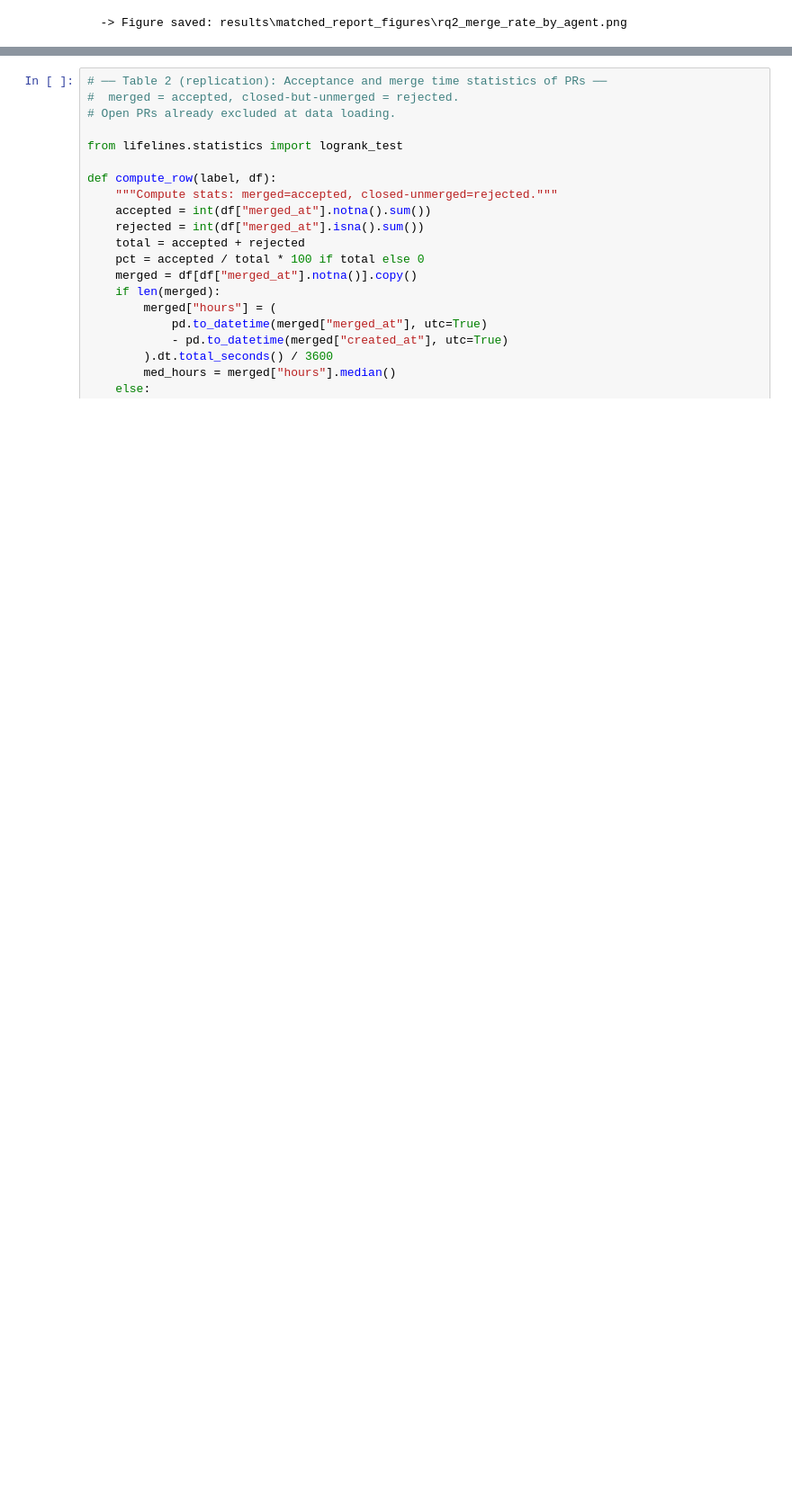
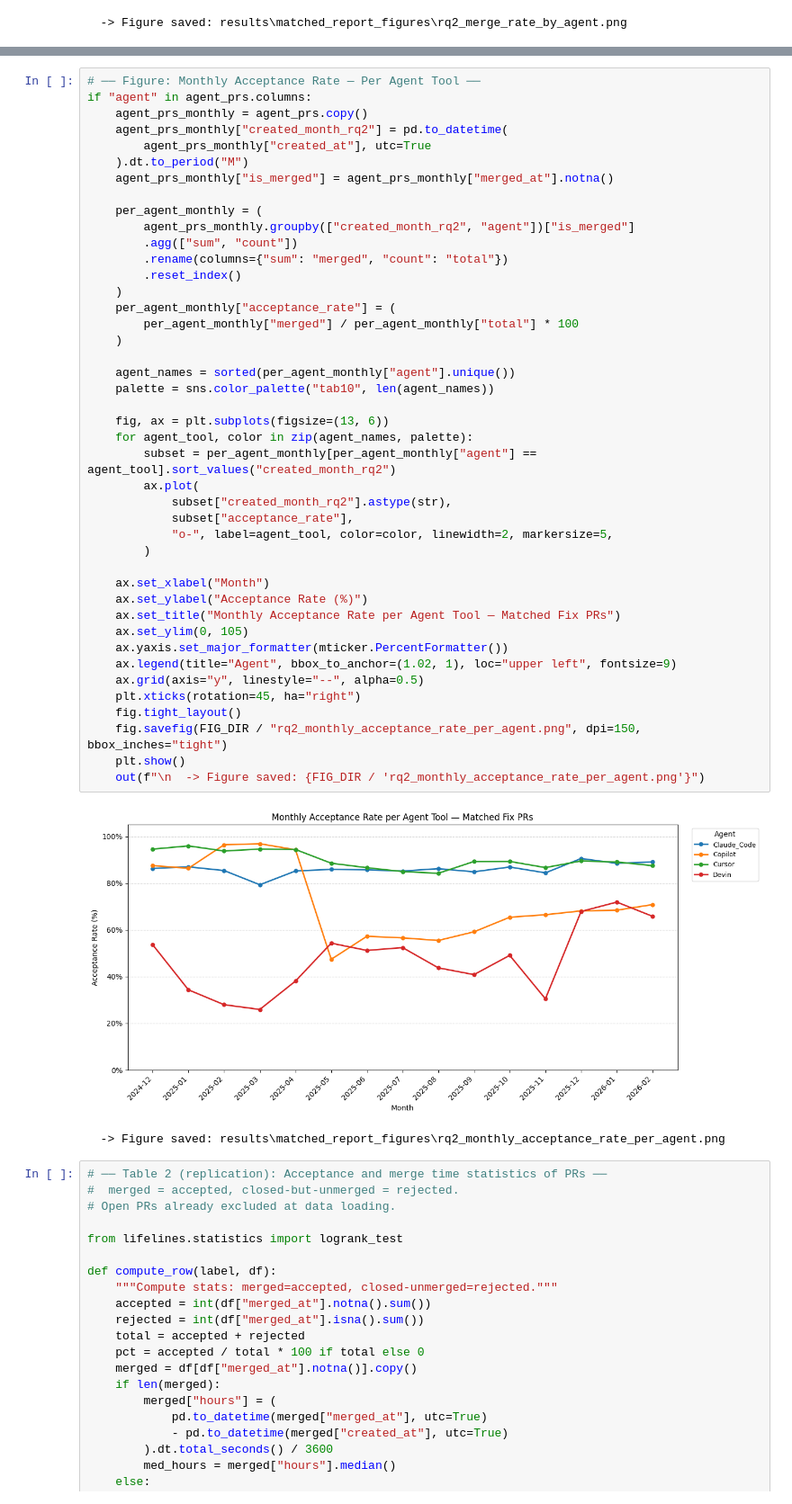
Before and after one commit to mabujadallah/Agentic-PR-A-Large-Scale-Dataset-of-AI-Generated-and-Human-Pull-Requests-on-GitHub, a Jupyter notebook: generate_report_matched.ipynb, the cells around one changed output, grey strips where cells are left out. Shown at 90% size. Cells and saved outputs as stored; diff of their text form; blank space fills up the shorter version.

```diff
--- a/generate_report_matched.ipynb
+++ b/generate_report_matched.ipynb
@@ -444,3 +558,49 @@ if "agent" in agent_prs.columns:
+# %%
+# ── Figure: Monthly Acceptance Rate — Per Agent Tool ──
+if "agent" in agent_prs.columns:
+    agent_prs_monthly = agent_prs.copy()
+    agent_prs_monthly["created_month_rq2"] = pd.to_datetime(
+        agent_prs_monthly["created_at"], utc=True
+    ).dt.to_period("M")
+    agent_prs_monthly["is_merged"] = agent_prs_monthly["merged_at"].notna()
+
+    per_agent_monthly = (
+        agent_prs_monthly.groupby(["created_month_rq2", "agent"])["is_merged"]
+        .agg(["sum", "count"])
+        .rename(columns={"sum": "merged", "count": "total"})
+        .reset_index()
+    )
+    per_agent_monthly["acceptance_rate"] = (
+        per_agent_monthly["merged"] / per_agent_monthly["total"] * 100
+    )
+
+    agent_names = sorted(per_agent_monthly["agent"].unique())
+    palette = sns.color_palette("tab10", len(agent_names))
+
+    fig, ax = plt.subplots(figsize=(13, 6))
+    for agent_tool, color in zip(agent_names, palette):
+        subset = per_agent_monthly[per_agent_monthly["agent"] == agent_tool].sort_values("created_month_rq2")
+        ax.plot(
+            subset["created_month_rq2"].astype(str),
+            subset["acceptance_rate"],
+            "o-", label=agent_tool, color=color, linewidth=2, markersize=5,
+        )
+
+    ax.set_xlabel("Month")
+    ax.set_ylabel("Acceptance Rate (%)")
+    ax.set_title("Monthly Acceptance Rate per Agent Tool — Matched Fix PRs")
+    ax.set_ylim(0, 105)
+    ax.yaxis.set_major_formatter(mticker.PercentFormatter())
+    ax.legend(title="Agent", bbox_to_anchor=(1.02, 1), loc="upper left", fontsize=9)
+    ax.grid(axis="y", linestyle="--", alpha=0.5)
+    plt.xticks(rotation=45, ha="right")
+    fig.tight_layout()
+    fig.savefig(FIG_DIR / "rq2_monthly_acceptance_rate_per_agent.png", dpi=150, bbox_inches="tight")
+    plt.show()
+    out(f"\n  -> Figure saved: {FIG_DIR / 'rq2_monthly_acceptance_rate_per_agent.png'}")
+# %% [output]
+[figure, added]
+  -> Figure saved: results\matched_report_figures\rq2_monthly_acceptance_rate_per_agent.png
 # %%
 # ── Table 2 (replication): Acceptance and merge time statistics of PRs ──
 #  merged = accepted, closed-but-unmerged = rejected.
```
Also changed, not shown: parts of 5 cells of this notebook, 6 other files.
